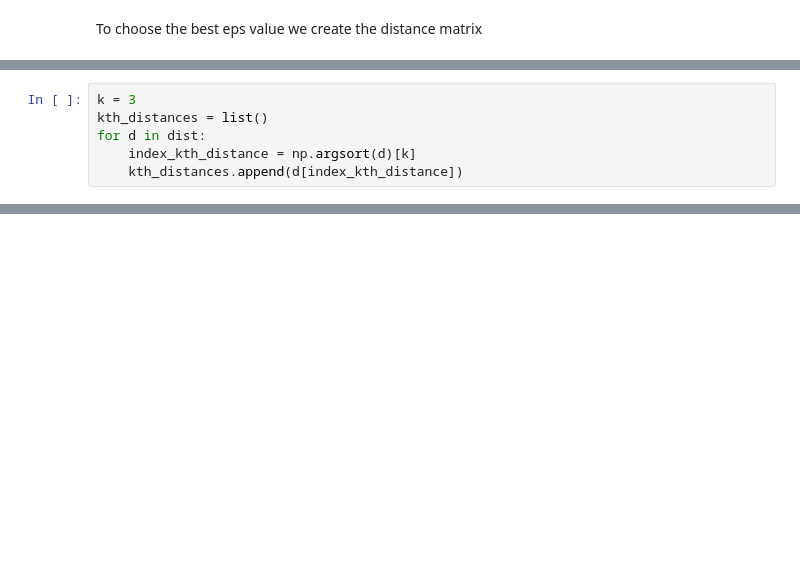
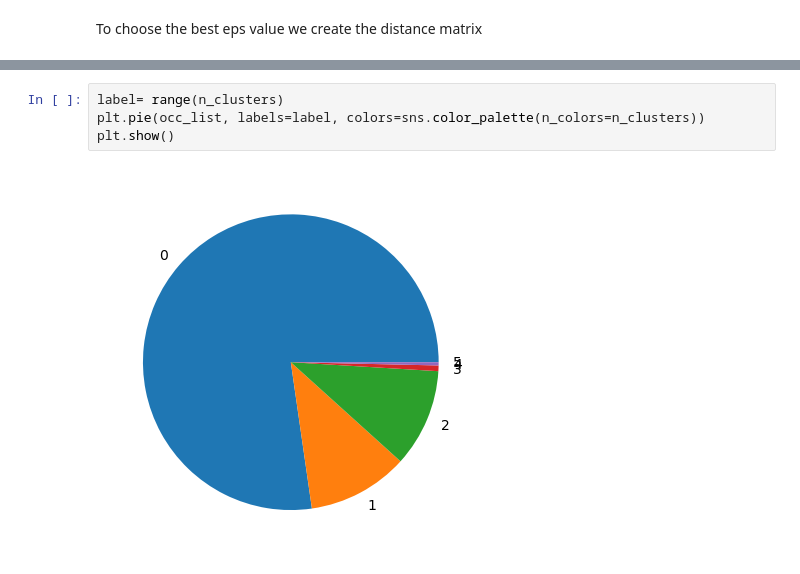
Before and after one commit to vezzusamu/dm-project, a Jupyter notebook: TASK2/db_scan_clustering.ipynb, the cells around one changed output, grey strips where cells are left out. Saved outputs shown, nothing was run; the diff lists cells and outputs as text; blank space fills up the shorter version.

```diff
--- a/TASK2/db_scan_clustering.ipynb
+++ b/TASK2/db_scan_clustering.ipynb
@@ -124,6 +184,0 @@ Silhouette -0.4151247855392586
-# %%
-k = 3
-kth_distances = list()
-for d in dist:
-    index_kth_distance = np.argsort(d)[k]
-    kth_distances.append(d[index_kth_distance])
@@ -129,0 +197,6 @@ for d in dist:
+# %%
+label= range(n_clusters)
+plt.pie(occ_list, labels=label, colors=sns.color_palette(n_colors=n_clusters))
+plt.show()
+# %% [output]
+[figure, added]
```
Also changed, not shown: parts of 26 cells of this notebook.
